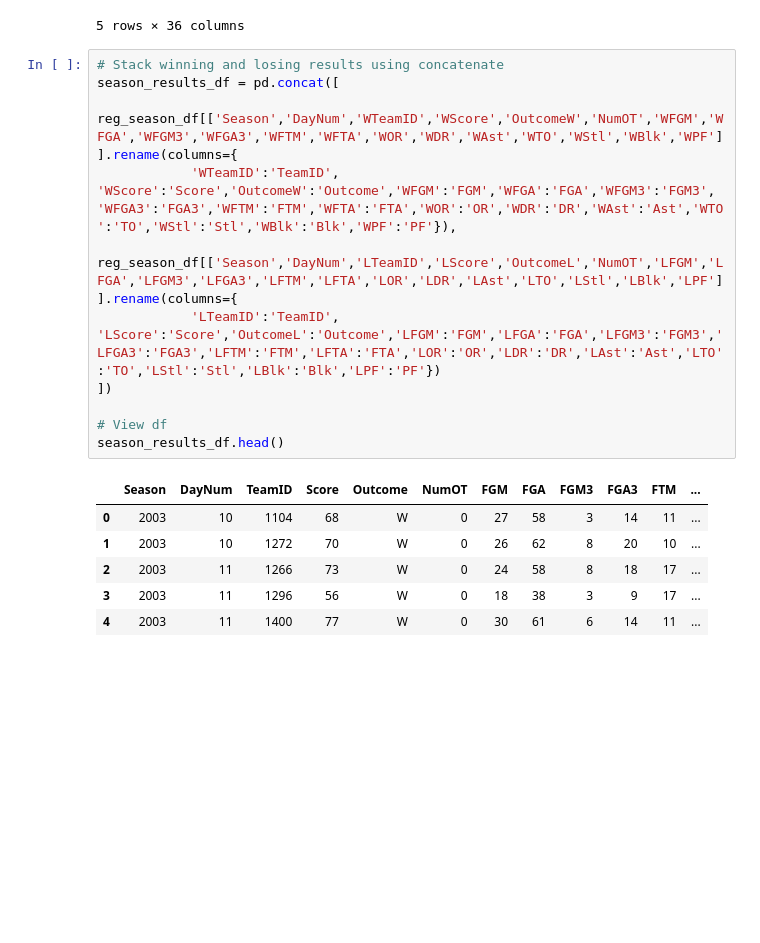
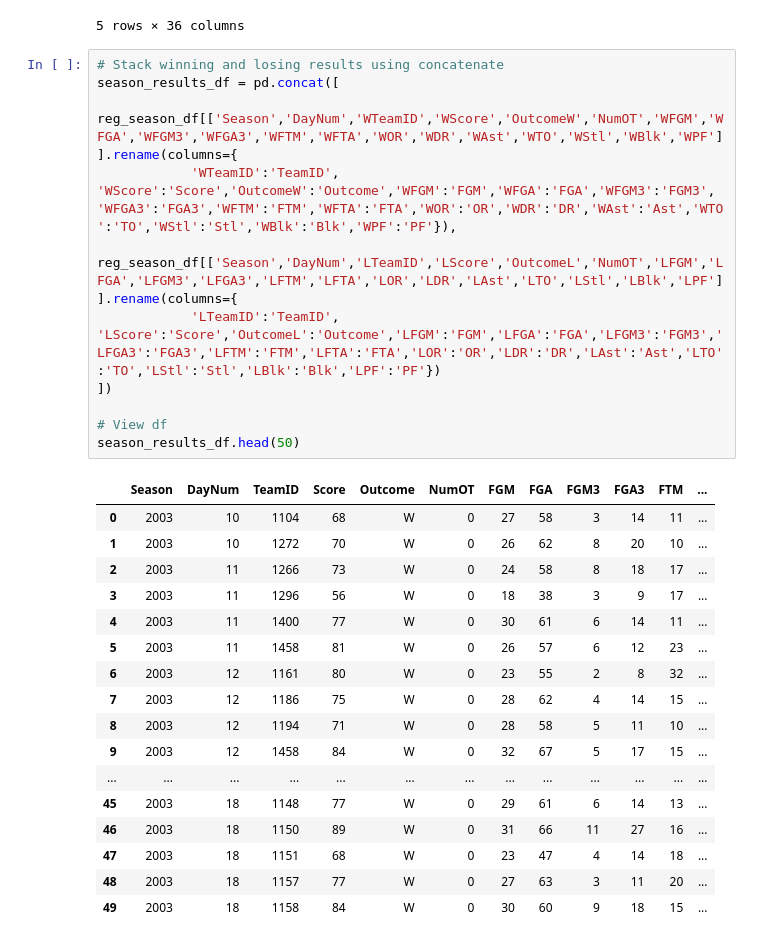
Before and after one commit to ShaneDoane/Final-Project, a Jupyter notebook: RegSeasonConcat.ipynb, the cells around one changed output. Saved outputs shown, nothing was run; the diff lists cells and outputs as text; blank space fills up the shorter version.

```diff
--- a/RegSeasonConcat.ipynb
+++ b/RegSeasonConcat.ipynb
@@ -44,18 +44,29 @@ reg_season_df.head()
 # %%
 # Stack winning and losing results using concatenate
 season_results_df = pd.concat([
         reg_season_df[['Season','DayNum','WTeamID','WScore','OutcomeW','NumOT','WFGM','WFGA','WFGM3','WFGA3','WFTM','WFTA','WOR','WDR','WAst','WTO','WStl','WBlk','WPF']].rename(columns={
             'WTeamID':'TeamID', 'WScore':'Score','OutcomeW':'Outcome','WFGM':'FGM','WFGA':'FGA','WFGM3':'FGM3', 'WFGA3':'FGA3','WFTM':'FTM','WFTA':'FTA','WOR':'OR','WDR':'DR','WAst':'Ast','WTO':'TO','WStl':'Stl','WBlk':'Blk','WPF':'PF'}),
         reg_season_df[['Season','DayNum','LTeamID','LScore','OutcomeL','NumOT','LFGM','LFGA','LFGM3','LFGA3','LFTM','LFTA','LOR','LDR','LAst','LTO','LStl','LBlk','LPF']].rename(columns={
             'LTeamID':'TeamID', 'LScore':'Score','OutcomeL':'Outcome','LFGM':'FGM','LFGA':'FGA','LFGM3':'FGM3','LFGA3':'FGA3','LFTM':'FTM','LFTA':'FTA','LOR':'OR','LDR':'DR','LAst':'Ast','LTO':'TO','LStl':'Stl','LBlk':'Blk','LPF':'PF'})
 ])
 
 # View df
-season_results_df.head()
+season_results_df.head(50)
 # %% [output]
 |  | Season | DayNum | TeamID | Score | Outcome | NumOT | FGM | FGA | FGM3 | FGA3 | FTM | ... |
 | 0 | 2003 | 10 | 1104 | 68 | W | 0 | 27 | 58 | 3 | 14 | 11 | ... |
 | 1 | 2003 | 10 | 1272 | 70 | W | 0 | 26 | 62 | 8 | 20 | 10 | ... |
 | 2 | 2003 | 11 | 1266 | 73 | W | 0 | 24 | 58 | 8 | 18 | 17 | ... |
 | 3 | 2003 | 11 | 1296 | 56 | W | 0 | 18 | 38 | 3 | 9 | 17 | ... |
 | 4 | 2003 | 11 | 1400 | 77 | W | 0 | 30 | 61 | 6 | 14 | 11 | ... |
+| 5 | 2003 | 11 | 1458 | 81 | W | 0 | 26 | 57 | 6 | 12 | 23 | ... |
+| 6 | 2003 | 12 | 1161 | 80 | W | 0 | 23 | 55 | 2 | 8 | 32 | ... |
+| 7 | 2003 | 12 | 1186 | 75 | W | 0 | 28 | 62 | 4 | 14 | 15 | ... |
+| 8 | 2003 | 12 | 1194 | 71 | W | 0 | 28 | 58 | 5 | 11 | 10 | ... |
+| 9 | 2003 | 12 | 1458 | 84 | W | 0 | 32 | 67 | 5 | 17 | 15 | ... |
+| ... | ... | ... | ... | ... | ... | ... | ... | ... | ... | ... | ... | ... |
+| 45 | 2003 | 18 | 1148 | 77 | W | 0 | 29 | 61 | 6 | 14 | 13 | ... |
+| 46 | 2003 | 18 | 1150 | 89 | W | 0 | 31 | 66 | 11 | 27 | 16 | ... |
+| 47 | 2003 | 18 | 1151 | 68 | W | 0 | 23 | 47 | 4 | 14 | 18 | ... |
+| 48 | 2003 | 18 | 1157 | 77 | W | 0 | 27 | 63 | 3 | 11 | 20 | ... |
+| 49 | 2003 | 18 | 1158 | 84 | W | 0 | 30 | 60 | 9 | 18 | 15 | ... |
```
Also changed, not shown: 3 other files.
